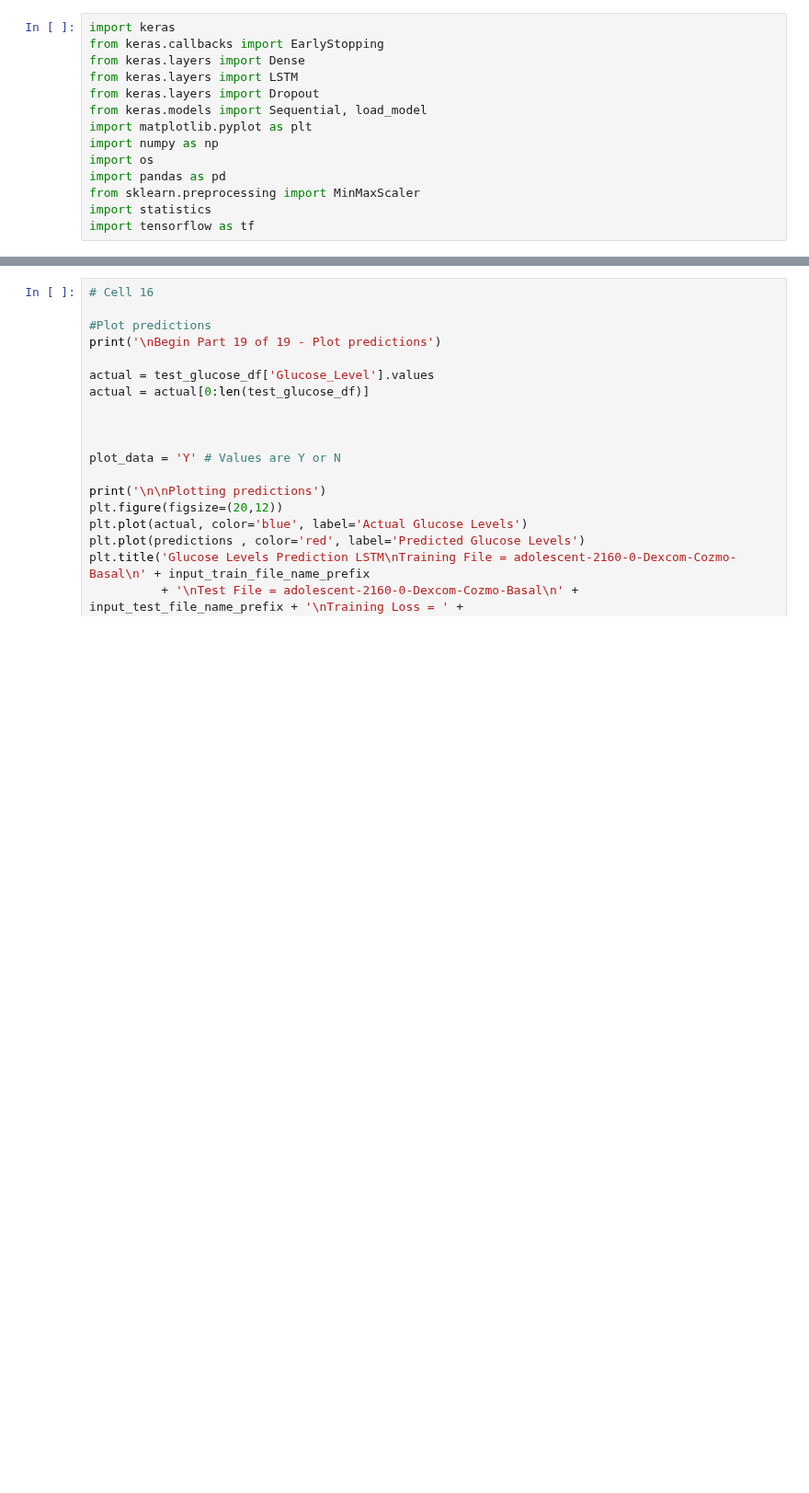
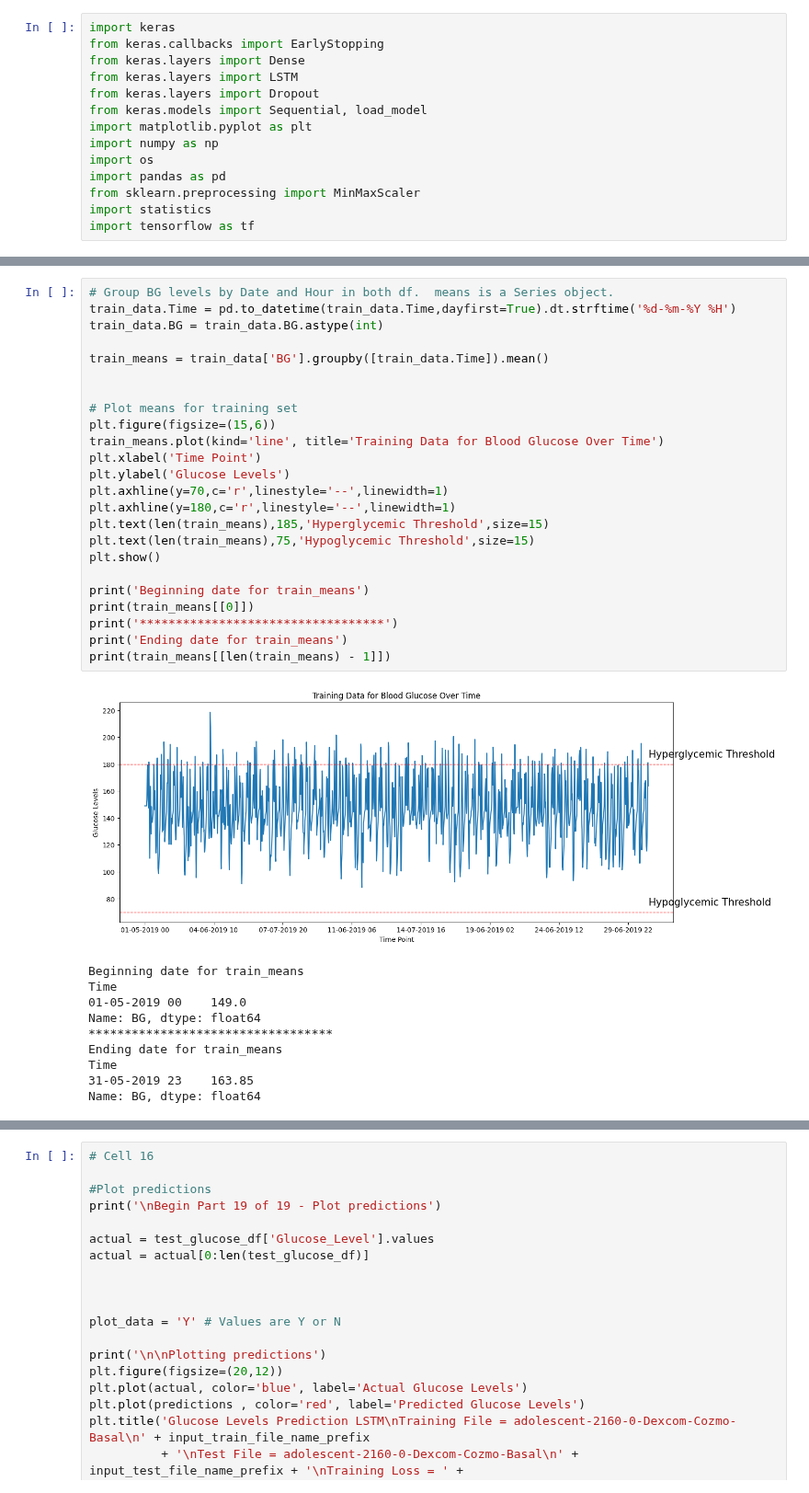
Before and after one commit to Pancrease/D-one, a Jupyter notebook: GlucForecast/GlucForecast.ipynb, the cells around one changed output, grey strips where cells are left out. Shown at 92% size. Cells and saved outputs as stored; diff of their text form; blank space fills up the shorter version.

```diff
--- a/GlucForecast/GlucForecast.ipynb
+++ b/GlucForecast/GlucForecast.ipynb
@@ -657,0 +275,35 @@ Mean square error = 58.90649461877042
+# %%
+# Group BG levels by Date and Hour in both df.  means is a Series object.
+train_data.Time = pd.to_datetime(train_data.Time,dayfirst=True).dt.strftime('%d-%m-%Y %H')
+train_data.BG = train_data.BG.astype(int)
+
+train_means = train_data['BG'].groupby([train_data.Time]).mean()
+
+
+# Plot means for training set
+plt.figure(figsize=(15,6))
+train_means.plot(kind='line', title='Training Data for Blood Glucose Over Time')
+plt.xlabel('Time Point')
+plt.ylabel('Glucose Levels')
+plt.axhline(y=70,c='r',linestyle='--',linewidth=1)
+plt.axhline(y=180,c='r',linestyle='--',linewidth=1)
+plt.text(len(train_means),185,'Hyperglycemic Threshold',size=15)
+plt.text(len(train_means),75,'Hypoglycemic Threshold',size=15)
+plt.show()
+
+print('Beginning date for train_means')
+print(train_means[[0]])
+print('**********************************')
+print('Ending date for train_means')
+print(train_means[[len(train_means) - 1]])
+# %% [output]
+[figure, added]
+Beginning date for train_means
+Time
+01-05-2019 00    149.0
+Name: BG, dtype: float64
+**********************************
+Ending date for train_means
+Time
+31-05-2019 23    163.85
+Name: BG, dtype: float64
```
Also changed, not shown: parts of 44 cells of this notebook, 2 other files.
